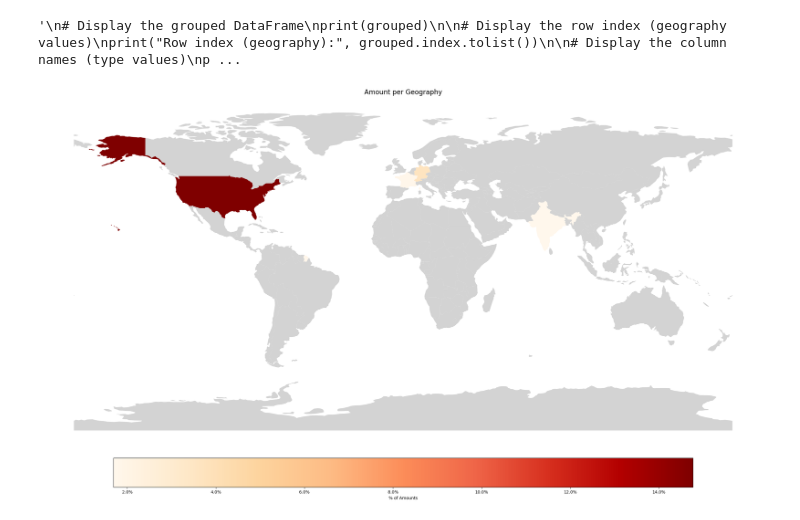
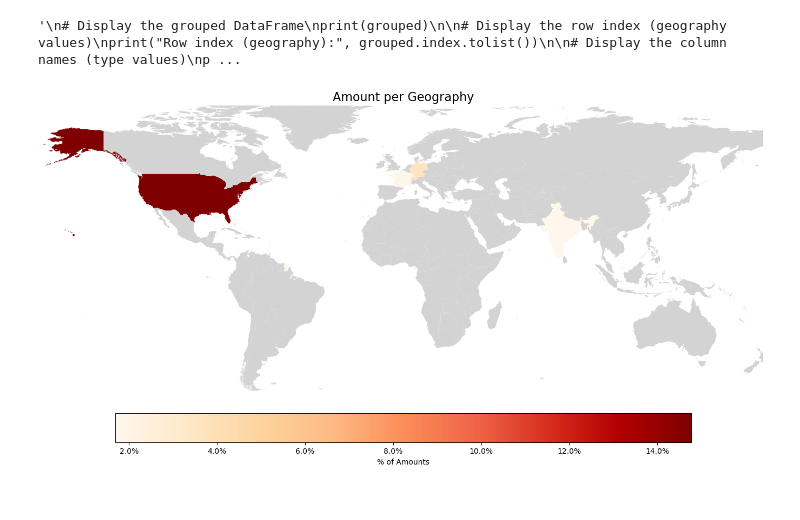
Before and after one commit to dfrome/persoFinViz, a Jupyter notebook: src/notebooks/visualize_map.ipynb, the cells around one changed output. Drawn from its saved outputs; the diff is of its cells as text; code cells hidden in the pictures.

```diff
--- a/src/notebooks/visualize_map.ipynb
+++ b/src/notebooks/visualize_map.ipynb
@@ -155,7 +155,7 @@ world = gpd.read_file(shapefile_path)
 world = world.merge(grouped_geography, how='left', left_on='ADMIN', right_on='geography')
 
 # Plot the world map
-fig, ax = plt.subplots(figsize=(25, 20))
+fig, ax = plt.subplots(figsize=(14,16))
 world.plot(
     column='percentage',  # Use the 'amount' column for coloring
     cmap='OrRd',  # Color map (e.g., 'OrRd' for orange-red)
@@ -164,34 +164,38 @@ world.plot(
     missing_kwds={"color": "lightgrey", "label": "No Data"},  # Handle missing data
     legend_kwds={
     "shrink": 0.8,                   # Shrink the legend size to fit
     "label": "% of Amounts",       # Add a label to the legend
     "format": "%.1f%%",              # Format the legend values as percentages
     "orientation": "horizontal",     # Display the legend horizontally
     "pad": 0.02,                     # Adjust padding
 }
 
 )
+
+# Set axis limits to focus on Europe
+ax.set_xlim(-170, 176)  # Longitude range
+ax.set_ylim(-58, 82)   # Latitude range
 
 # Set aspect ratio
 ax.set_aspect('equal')  # Ensure the map is not distorted
 # Tighten layout to maximize map space
 plt.tight_layout()
 
 
 plt.title('Amount per Geography', fontsize=16)
 
 # Turn off the grid and axis
 ax.axis("off")
 
 
 # Save as an image file
 save_path = base_images + my_data_file + '_map_world.png'
 plt.savefig(save_path, dpi=300, bbox_inches='tight')
 
 # Show the plot
 plt.show()
 # %% [output]
-[figure, old version]
+[figure, new version]
 # %%
 import matplotlib.pyplot as plt
 
```
Also changed, not shown: parts of 2 cells of this notebook.
